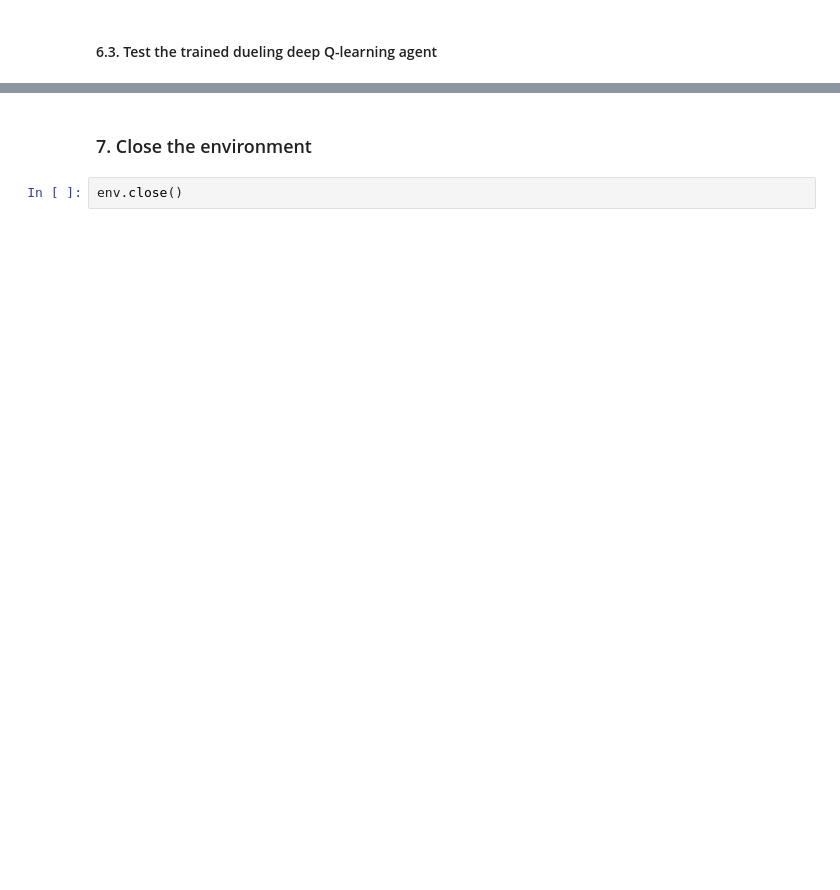
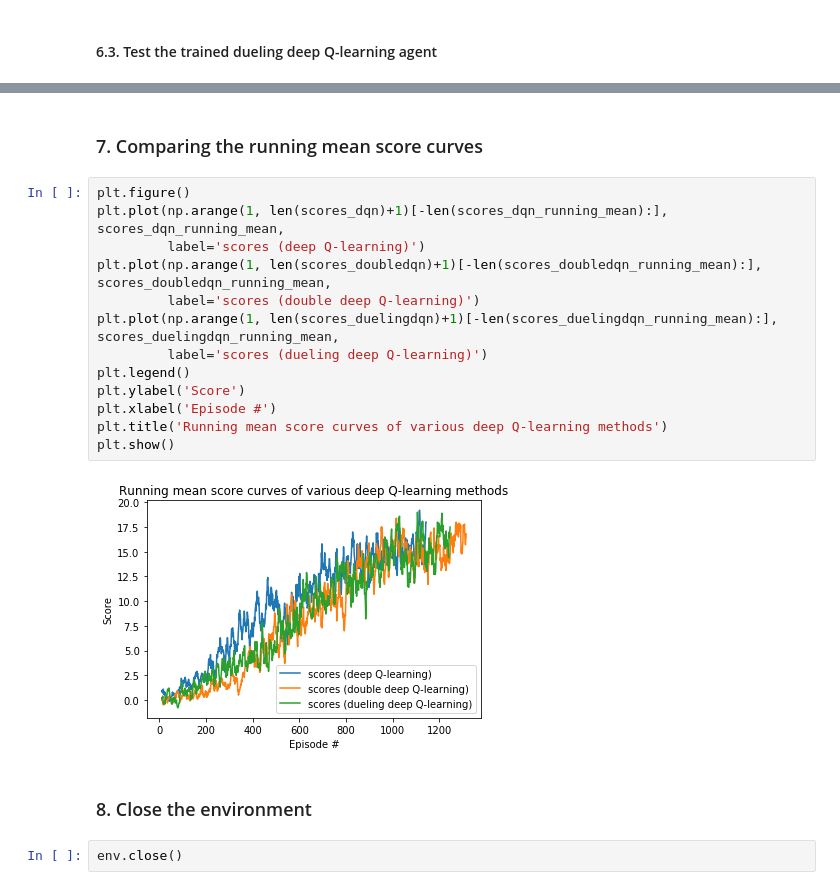
Before and after one commit to zhulingchen/deep-reinforcement-learning, a Jupyter notebook: p1_navigation/Navigation.ipynb, the cells around one changed output, grey strips where cells are left out. Saved outputs shown, nothing was run; the diff lists cells and outputs as text; blank space fills up the shorter version.

```diff
--- a/p1_navigation/Navigation.ipynb
+++ b/p1_navigation/Navigation.ipynb
@@ -409,4 +409,21 @@ Average score (after dueling deep Q-learning): 16.35
+# %% [markdown]
+### 7. Comparing the running mean score curves
+# %%
+plt.figure()
+plt.plot(np.arange(1, len(scores_dqn)+1)[-len(scores_dqn_running_mean):], scores_dqn_running_mean,
+         label='scores (deep Q-learning)')
+plt.plot(np.arange(1, len(scores_doubledqn)+1)[-len(scores_doubledqn_running_mean):], scores_doubledqn_running_mean,
+         label='scores (double deep Q-learning)')
+plt.plot(np.arange(1, len(scores_duelingdqn)+1)[-len(scores_duelingdqn_running_mean):], scores_duelingdqn_running_mean,
+         label='scores (dueling deep Q-learning)')
+plt.legend()
+plt.ylabel('Score')
+plt.xlabel('Episode #')
+plt.title('Running mean score curves of various deep Q-learning methods')
+plt.show()
+# %% [output]
+[figure, added]
 # %% [markdown]
-### 7. Close the environment
+### 8. Close the environment
 # %%
 env.close()
```
Also changed, not shown: parts of 11 cells of this notebook, 3 other files.
